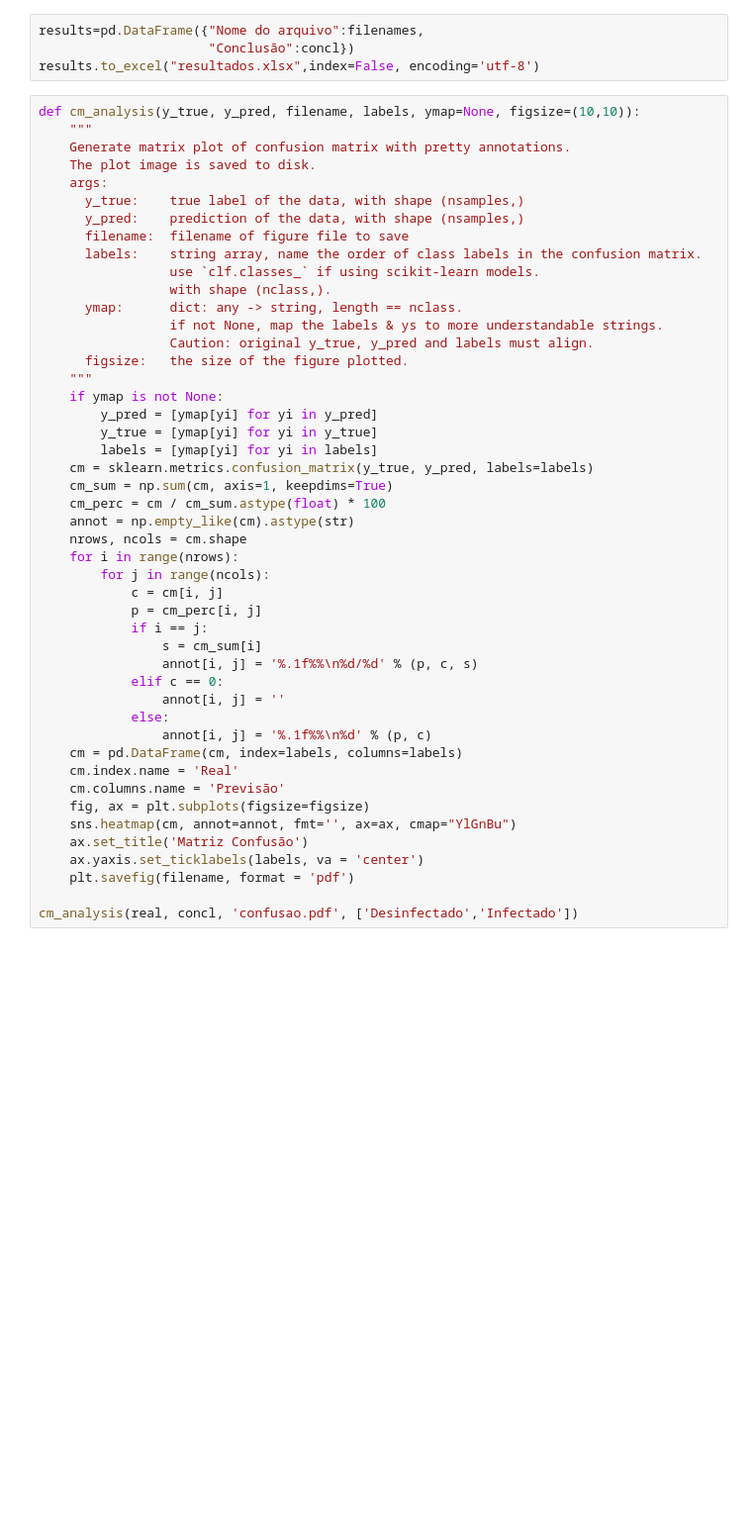
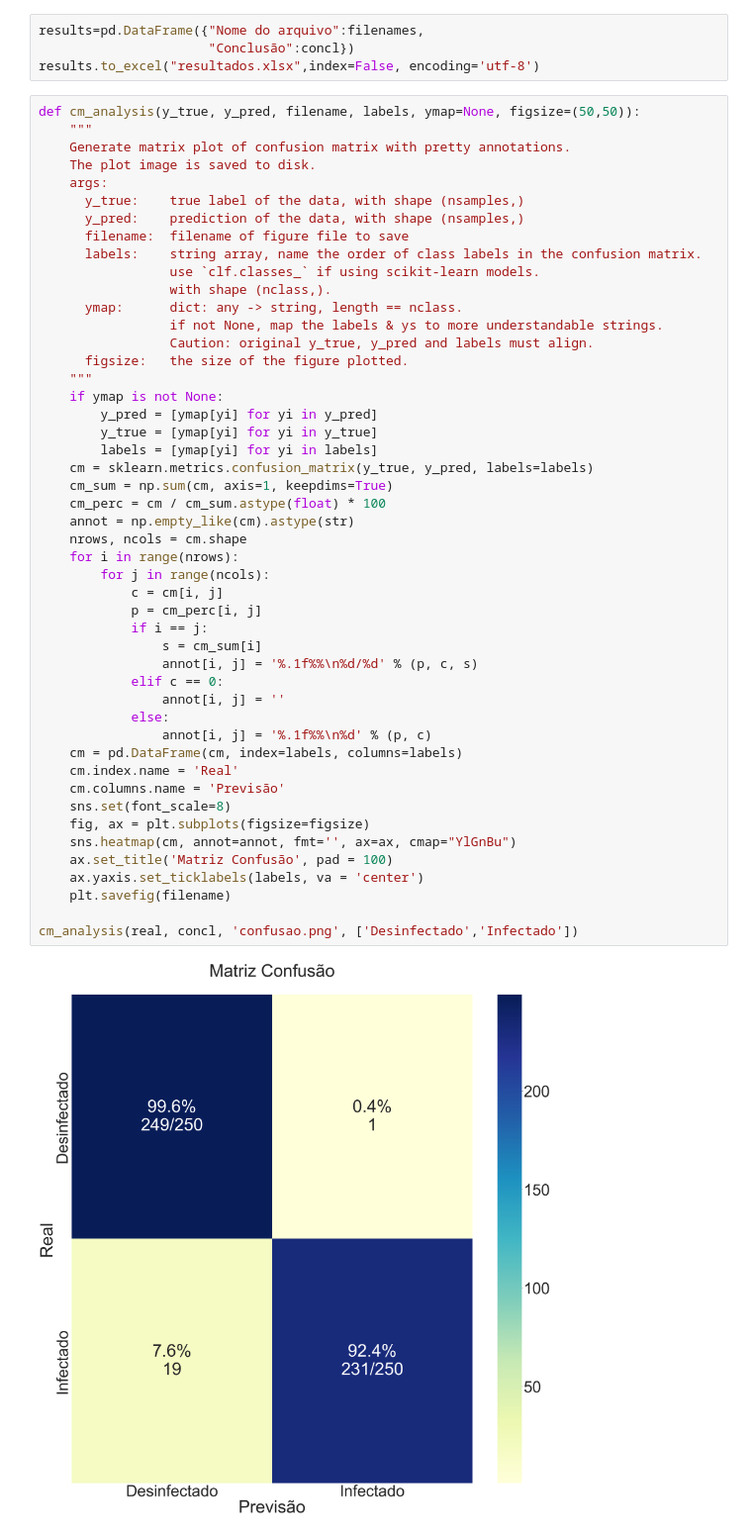
Before and after one commit to Kaorthraya/CNN_malaria, a Jupyter notebook: modelo/Load_CNN.ipynb, the cells around one changed output. Shown: that part at 99% size. Saved outputs shown, nothing was run; the diff lists cells and outputs as text; blank space fills up the shorter version.

Commit message:
Atualização do LOAD
Atualização para exibição da matriz de confusão

```diff
--- a/modelo/Load_CNN.ipynb
+++ b/modelo/Load_CNN.ipynb
@@ -54,7 +78,7 @@ results=pd.DataFrame({"Nome do arquivo":filenames,
                       "Conclusão":concl})
 results.to_excel("resultados.xlsx",index=False, encoding='utf-8')
 # %%
-def cm_analysis(y_true, y_pred, filename, labels, ymap=None, figsize=(10,10)):
+def cm_analysis(y_true, y_pred, filename, labels, ymap=None, figsize=(50,50)):
     """
     Generate matrix plot of confusion matrix with pretty annotations.
     The plot image is saved to disk.
@@ -70,33 +94,36 @@ def cm_analysis(y_true, y_pred, filename, labels, ymap=None, figsize=(10,10)):
                  Caution: original y_true, y_pred and labels must align.
       figsize:   the size of the figure plotted.
     """
     if ymap is not None:
         y_pred = [ymap[yi] for yi in y_pred]
         y_true = [ymap[yi] for yi in y_true]
         labels = [ymap[yi] for yi in labels]
     cm = sklearn.metrics.confusion_matrix(y_true, y_pred, labels=labels)
     cm_sum = np.sum(cm, axis=1, keepdims=True)
     cm_perc = cm / cm_sum.astype(float) * 100
     annot = np.empty_like(cm).astype(str)
     nrows, ncols = cm.shape
     for i in range(nrows):
         for j in range(ncols):
             c = cm[i, j]
             p = cm_perc[i, j]
             if i == j:
                 s = cm_sum[i]
                 annot[i, j] = '%.1f%%\n%d/%d' % (p, c, s)
             elif c == 0:
                 annot[i, j] = ''
             else:
                 annot[i, j] = '%.1f%%\n%d' % (p, c)
     cm = pd.DataFrame(cm, index=labels, columns=labels)
     cm.index.name = 'Real'
     cm.columns.name = 'Previsão'
+    sns.set(font_scale=8)
     fig, ax = plt.subplots(figsize=figsize)
     sns.heatmap(cm, annot=annot, fmt='', ax=ax, cmap="YlGnBu")
-    ax.set_title('Matriz Confusão')
+    ax.set_title('Matriz Confusão', pad = 100)
     ax.yaxis.set_ticklabels(labels, va = 'center')
-    plt.savefig(filename, format = 'pdf')
+    plt.savefig(filename)
 
-cm_analysis(real, concl, 'confusao.pdf', ['Desinfectado','Infectado'])
+cm_analysis(real, concl, 'confusao.png', ['Desinfectado','Infectado'])
+# %% [output]
+[figure, added]
```
Also changed, not shown: parts of 4 cells of this notebook.
